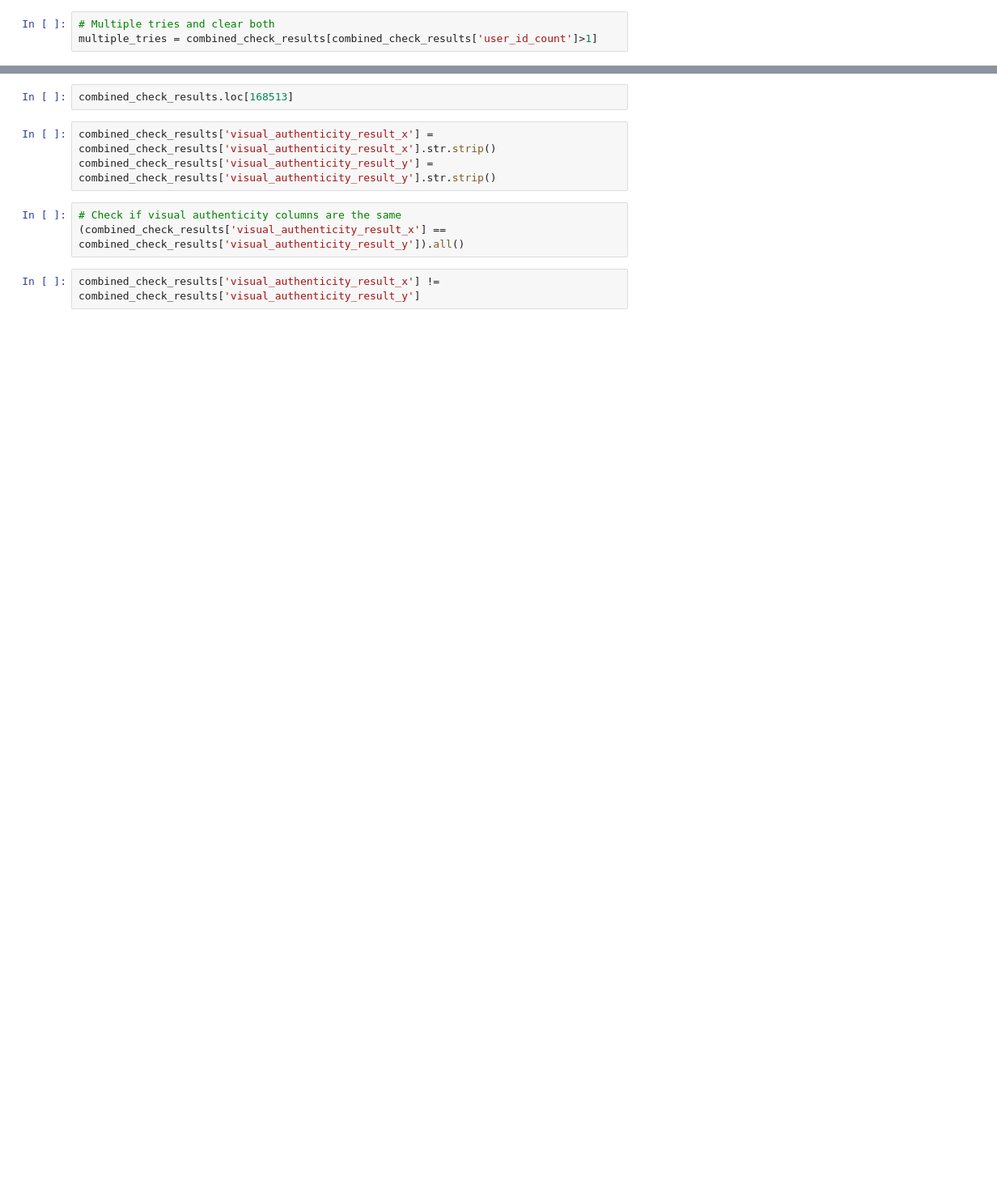
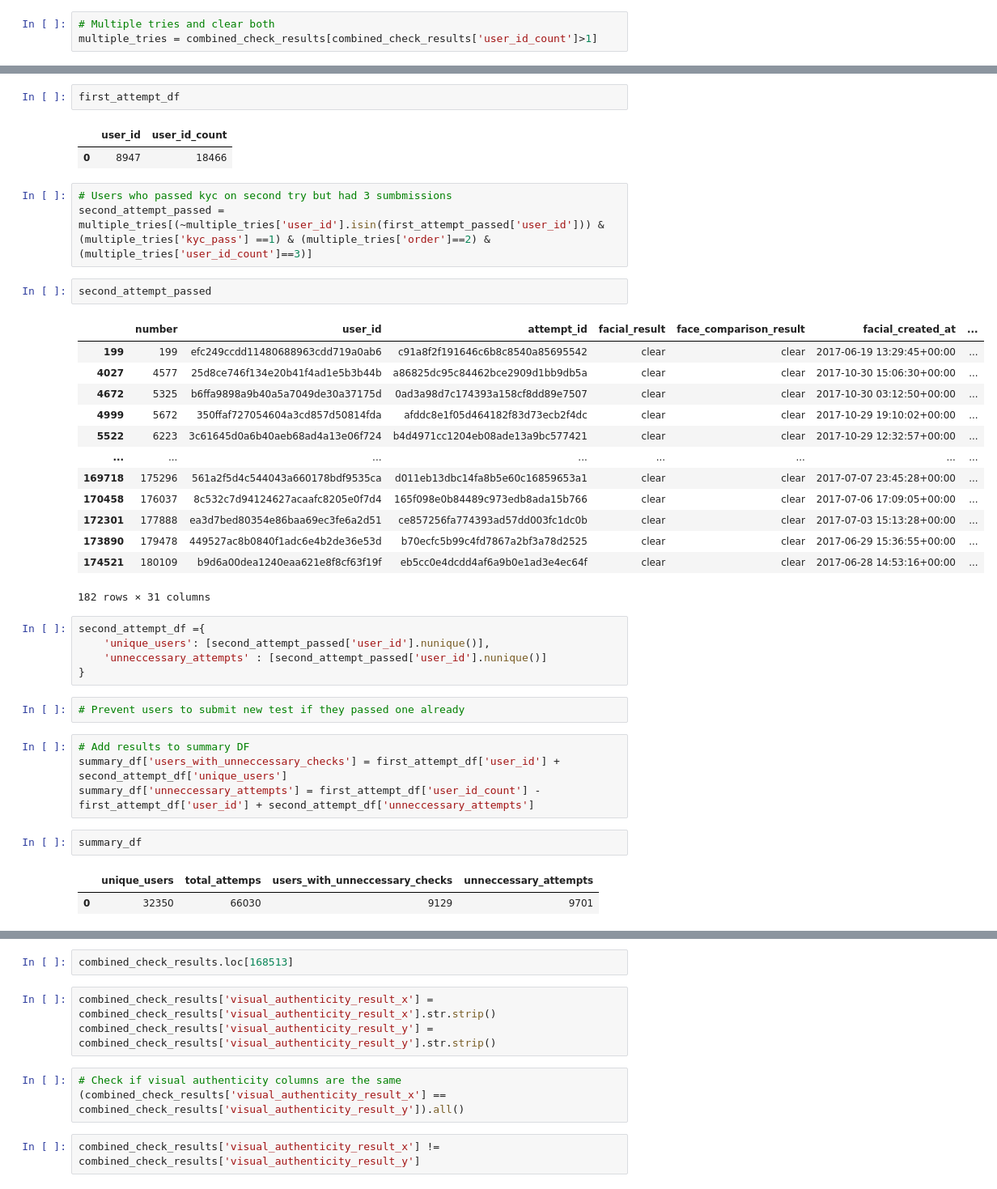
Before and after one commit to LaszloCodes/kyc_analysis, a Jupyter notebook: kyc_analysis.ipynb, the cells around one changed output, grey strips where cells are left out. Shown: that part at 81% size. Saved outputs shown, nothing was run; the diff lists cells and outputs as text; blank space fills up the shorter version.

```diff
--- a/kyc_analysis.ipynb
+++ b/kyc_analysis.ipynb
@@ -665,0 +659,40 @@ fa_summary_df
+# %%
+first_attempt_df
+# %% [output]
+|  | user_id | user_id_count |
+| 0 | 8947 | 18466 |
+# %%
+# Users who passed kyc on second try but had 3 sumbmissions
+second_attempt_passed = multiple_tries[(~multiple_tries['user_id'].isin(first_attempt_passed['user_id'])) & (multiple_tries['kyc_pass'] ==1) & (multiple_tries['order']==2) & (multiple_tries['user_id_count']==3)]
+# %%
+second_attempt_passed
+# %% [output]
+|  | number | user_id | attempt_id | facial_result | face_comparison_result | facial_created_at | ... |
+| 199 | 199 | efc249ccdd11480688963cdd719a0ab6 | c91a8f2f191646c6b8c8540a85695542 | clear | clear | 2017-06-19 13:29:45+00:00 | ... |
+| 4027 | 4577 | 25d8ce746f134e20b41f4ad1e5b3b44b | a86825dc95c84462bce2909d1bb9db5a | clear | clear | 2017-10-30 15:06:30+00:00 | ... |
+| 4672 | 5325 | b6ffa9898a9b40a5a7049de30a37175d | 0ad3a98d7c174393a158cf8dd89e7507 | clear | clear | 2017-10-30 03:12:50+00:00 | ... |
+| 4999 | 5672 | 350ffaf727054604a3cd857d50814fda | afddc8e1f05d464182f83d73ecb2f4dc | clear | clear | 2017-10-29 19:10:02+00:00 | ... |
+| 5522 | 6223 | 3c61645d0a6b40aeb68ad4a13e06f724 | b4d4971cc1204eb08ade13a9bc577421 | clear | clear | 2017-10-29 12:32:57+00:00 | ... |
+| ... | ... | ... | ... | ... | ... | ... | ... |
+| 169718 | 175296 | 561a2f5d4c544043a660178bdf9535ca | d011eb13dbc14fa8b5e60c16859653a1 | clear | clear | 2017-07-07 23:45:28+00:00 | ... |
+| 170458 | 176037 | 8c532c7d94124627acaafc8205e0f7d4 | 165f098e0b84489c973edb8ada15b766 | clear | clear | 2017-07-06 17:09:05+00:00 | ... |
+| 172301 | 177888 | ea3d7bed80354e86baa69ec3fe6a2d51 | ce857256fa774393ad57dd003fc1dc0b | clear | clear | 2017-07-03 15:13:28+00:00 | ... |
+| 173890 | 179478 | 449527ac8b0840f1adc6e4b2de36e53d | b70ecfc5b99c4fd7867a2bf3a78d2525 | clear | clear | 2017-06-29 15:36:55+00:00 | ... |
+| 174521 | 180109 | b9d6a00dea1240eaa621e8f8cf63f19f | eb5cc0e4dcdd4af6a9b0e1ad3e4ec64f | clear | clear | 2017-06-28 14:53:16+00:00 | ... |
+182 rows × 31 columns
+# %%
+second_attempt_df ={
+    'unique_users': [second_attempt_passed['user_id'].nunique()],
+    'unneccessary_attempts' : [second_attempt_passed['user_id'].nunique()]
+}
+# %%
+# Prevent users to submit new test if they passed one already
+# %%
+# Add results to summary DF
+summary_df['users_with_unneccessary_checks'] = first_attempt_df['user_id'] + second_attempt_df['unique_users']
+summary_df['unneccessary_attempts'] = first_attempt_df['user_id_count'] - first_attempt_df['user_id'] + second_attempt_df['unneccessary_attempts']
+# %%
+summary_df
+# %% [output]
+|  | unique_users | total_attemps | users_with_unneccessary_checks | unneccessary_attempts |
+| 0 | 32350 | 66030 | 9129 | 9701 |
```
Also changed, not shown: parts of 48 cells of this notebook.
